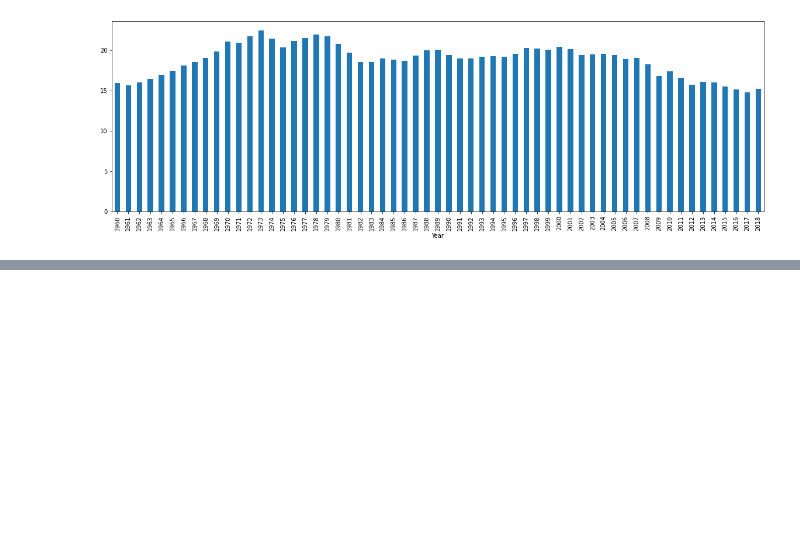
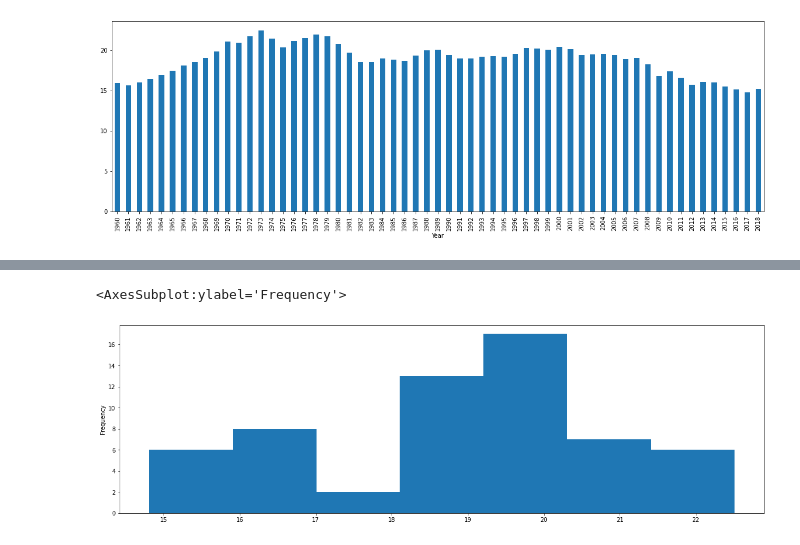
Before and after one commit to Harshhhh1701/Learning--Data-Science, a Jupyter notebook: py2.ipynb, the cells around one changed output, grey strips where cells are left out. Cells and saved outputs as stored; diff of their text form; code cells hidden in the pictures; blank space fills up the shorter version.

```diff
--- a/py2.ipynb
+++ b/py2.ipynb
@@ -148,0 +155,5 @@ KeyError: ('USA', 'WLD')
+# %%
+data2['USA'].plot.hist(figsize=(20,6),bins=7)
+# %% [output]
+<AxesSubplot:ylabel='Frequency'>
+[figure, added]
```
Also changed, not shown: parts of 3 cells of this notebook.
